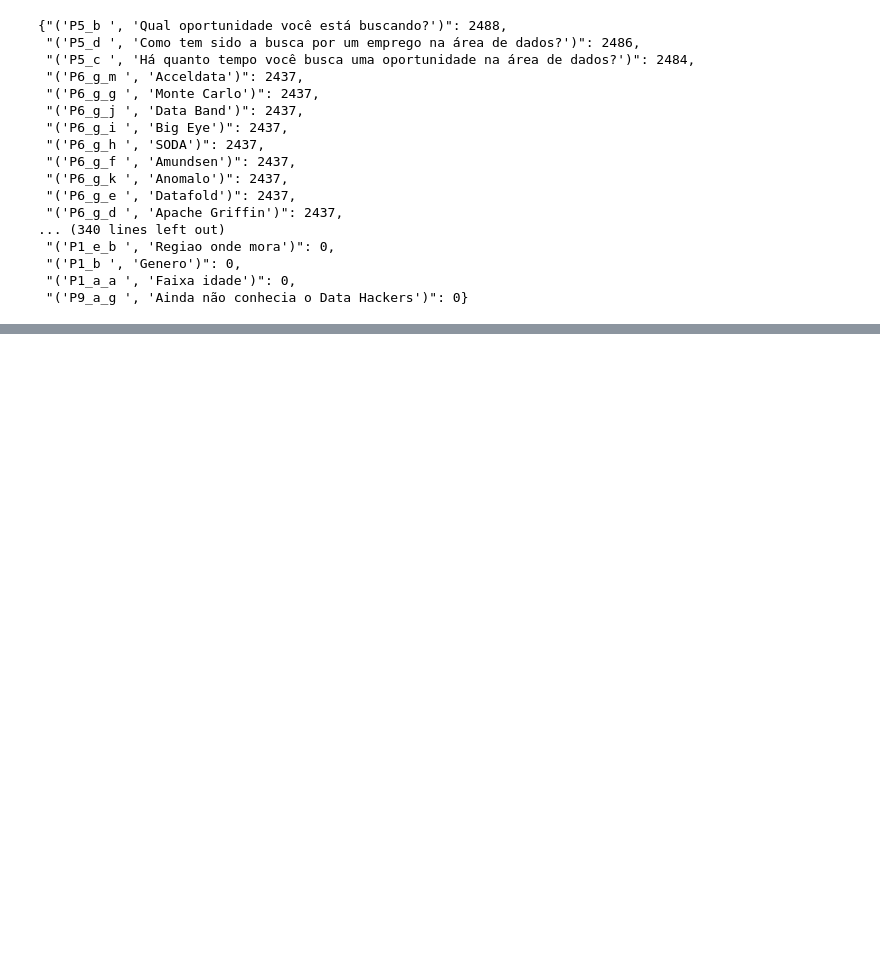
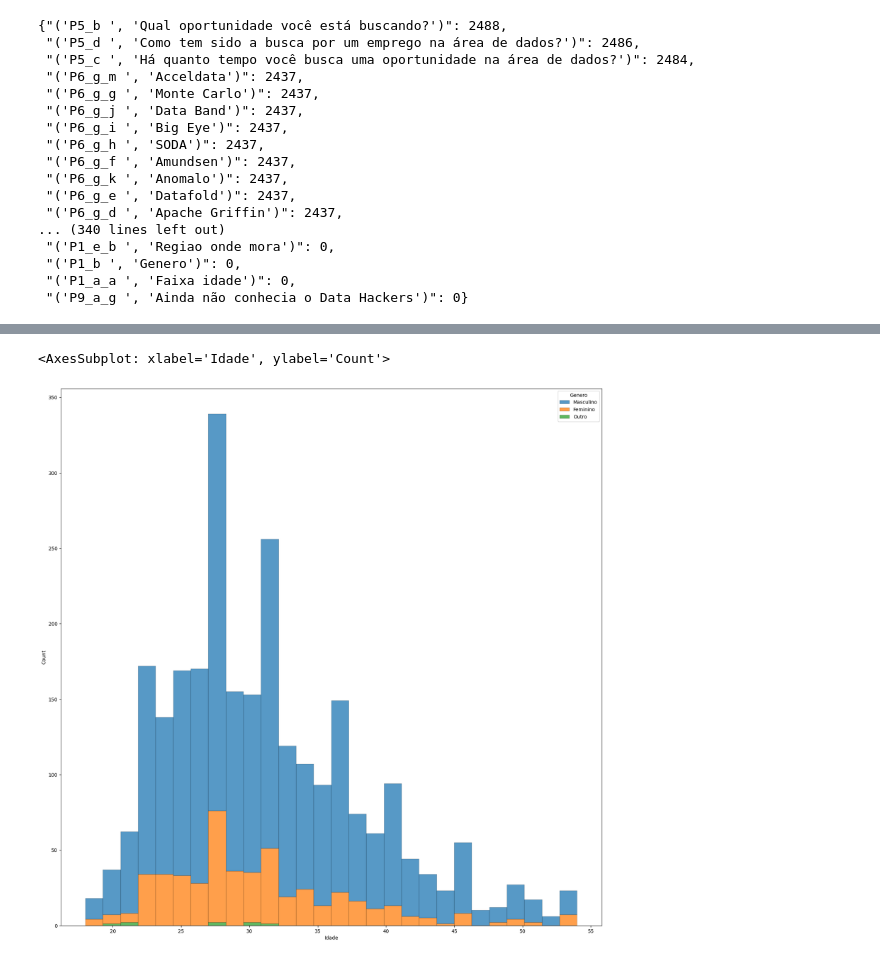
Before and after one commit to MayaraDM/ADA-DS_programming_techiniques_project, a Jupyter notebook: ProjetoV_state_of_data.ipynb, the cells around one changed output, grey strips where cells are left out. Saved outputs shown, nothing was run; the diff lists cells and outputs as text; code cells hidden in the pictures; blank space fills up the shorter version.

Commit message:
Filtro e rename colunas e grafico sexo X idade

```diff
--- a/ProjetoV_state_of_data.ipynb
+++ b/ProjetoV_state_of_data.ipynb
@@ -74,7 +85,8 @@ df.isnull().sum().sort_values(ascending=False).to_dict()
 # %%
 # Sugestão de colunas para manter no dataset e posteriormente
 # limpar dados faltantes, e quem sabe até dropar outras colunas
-lista_colunas = ["('P0', 'id')",
+lista_colunas = [
+ "('P0', 'id')",
  "('P1_a ', 'Idade')",
  "('P1_a_a ', 'Faixa idade')",
  "('P1_b ', 'Genero')",
@@ -123,3 +135,6 @@ lista_colunas = ["('P0', 'id')",
  "('P5_b ', 'Qual oportunidade você está buscando?')",
  "('P5_c ', 'Há quanto tempo você busca uma oportunidade na área de dados?')",
  "('P5_d ', 'Como tem sido a busca por um emprego na área de dados?')"]
+# %%
+df_col_fitro = df[lista_colunas]
+df_col_fitro
@@ -125,0 +226,3 @@ lista_colunas = ["('P0', 'id')",
+# %%
+df_col_fitro.columns = colunas_nome
+df_col_fitro
@@ -125,0 +243,12 @@ lista_colunas = ["('P0', 'id')",
+# %%
+# sns.barplot(df_col_fitro, cmap='viridis', annot=True)
+f, ax = plt.subplots(figsize=(20, 20))
+sns.histplot(
+    df_col_fitro,
+    x="Idade", hue="Genero",
+    multiple="stack",
+    linewidth = 0.2
+)
+# %% [output]
+<AxesSubplot: xlabel='Idade', ylabel='Count'>
+[figure, added]
```
Also changed, not shown: parts of 6 cells of this notebook.
